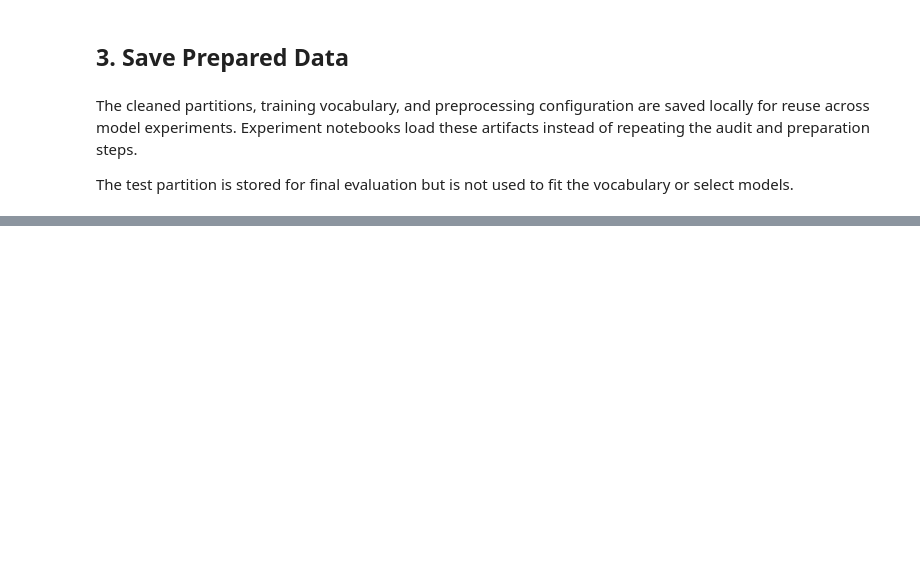
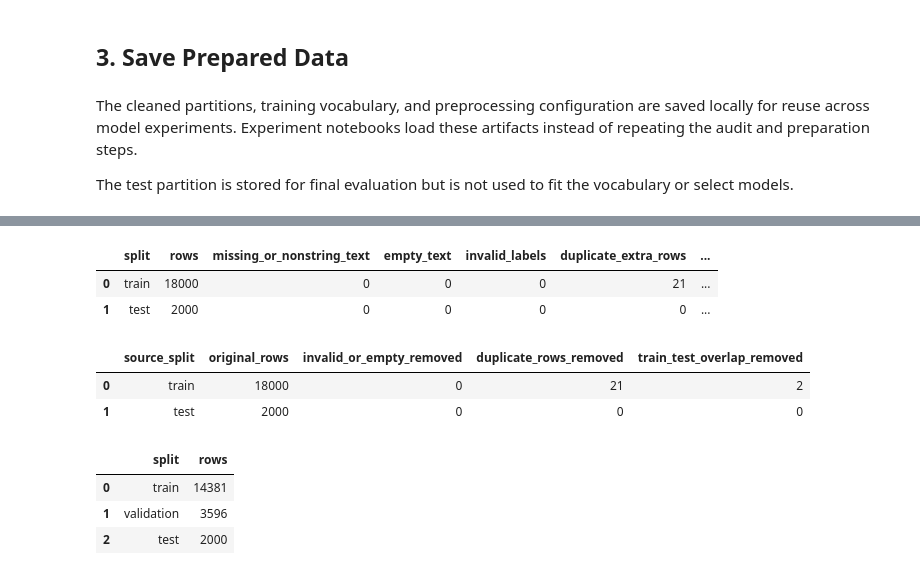
Before and after one commit to Nouroz-BI/AIGC5500-Midterm-Project, a Jupyter notebook: notebooks/01_data_preparation.ipynb, the cells around one changed output, grey strips where cells are left out. Cells and saved outputs as stored; diff of their text form; code cells hidden in the pictures; blank space fills up the shorter version.

```diff
--- a/notebooks/01_data_preparation.ipynb
+++ b/notebooks/01_data_preparation.ipynb
@@ -355,0 +357,32 @@ Prepared data saved to: C:\Users\dancm\OneDrive\Documentos\humber-aigc-postgradu
+# %%
+import pandas as pd
+from datasets import Dataset, DatasetDict
+from sklearn.model_selection import train_test_split
+
+# Load the CSV
+df = pd.read_csv(PROJECT_ROOT / 'email_sample.csv')
+df = df.dropna(subset=["text", "label"])
+df = df.drop_duplicates(subset=["text"])
+df['label'] = df['label'].map({"Ham": 0, "Spam": 1}).astype(int)
+
+# Split into training and testing data
+train_df, test_df = train_test_split(
+    df,
+    test_size=2000,
+    random_state=SPLIT_SEED,
+    stratify=df['label']
+)
+
+# Convert into a Hugging Face DatasetDict
+raw_second_dataset = DatasetDict({
+    'train': Dataset.from_pandas(
+        train_df.reset_index(drop=True),
+        preserve_index=False
+    ),
+    'test': Dataset.from_pandas(
+        test_df.reset_index(drop=True),
+        preserve_index=False
+    )
+})
+
+print(raw_second_dataset)
@@ -355,0 +417,25 @@ Prepared data saved to: C:\Users\dancm\OneDrive\Documentos\humber-aigc-postgradu
+# %%
+# Perform data quality inspection
+quality_summary, shared_text_count = audit_dataset(raw_second_dataset)
+quality_summary
+# %% [output]
+|  | split | rows | missing_or_nonstring_text | empty_text | invalid_labels | duplicate_extra_rows | ... |
+| 0 | train | 18000 | 0 | 0 | 0 | 21 | ... |
+| 1 | test | 2000 | 0 | 0 | 0 | 0 | ... |
+# %%
+# Prepare and clean train and test splits
+splits, cleaning_summary = prepare_splits(raw_second_dataset, split_seed = SPLIT_SEED, validation_fraction = 0.2)
+cleaning_summary
+# %% [output]
+|  | source_split | original_rows | invalid_or_empty_removed | duplicate_rows_removed | train_test_overlap_removed |
+| 0 | train | 18000 | 0 | 21 | 2 |
+| 1 | test | 2000 | 0 | 0 | 0 |
+# %%
+# Observe split sizes
+split_sizes = pd.DataFrame([{'split': name, 'rows': len(dataset)}for name, dataset in splits.items()])
+split_sizes
+# %% [output]
+|  | split | rows |
+| 0 | train | 14381 |
+| 1 | validation | 3596 |
+| 2 | test | 2000 |
```
Also changed, not shown: parts of 12 cells of this notebook, 1 other file.
